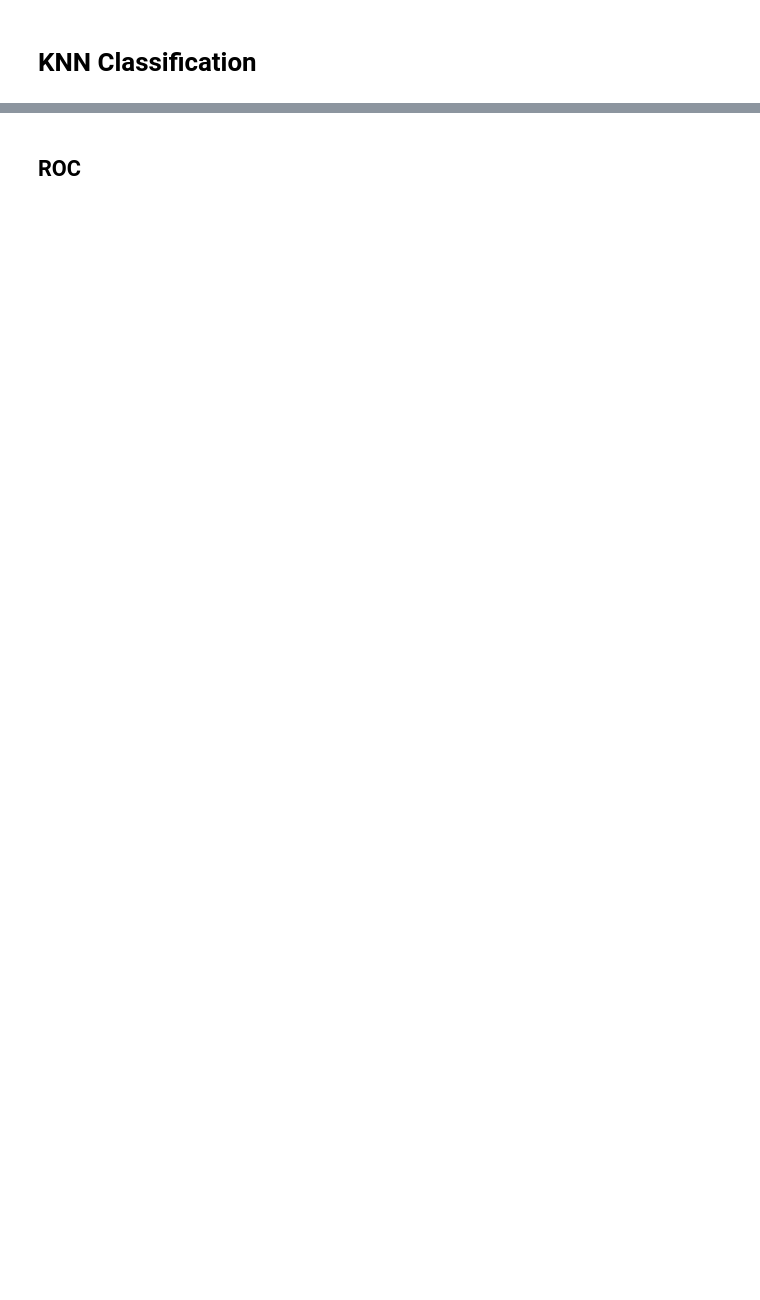
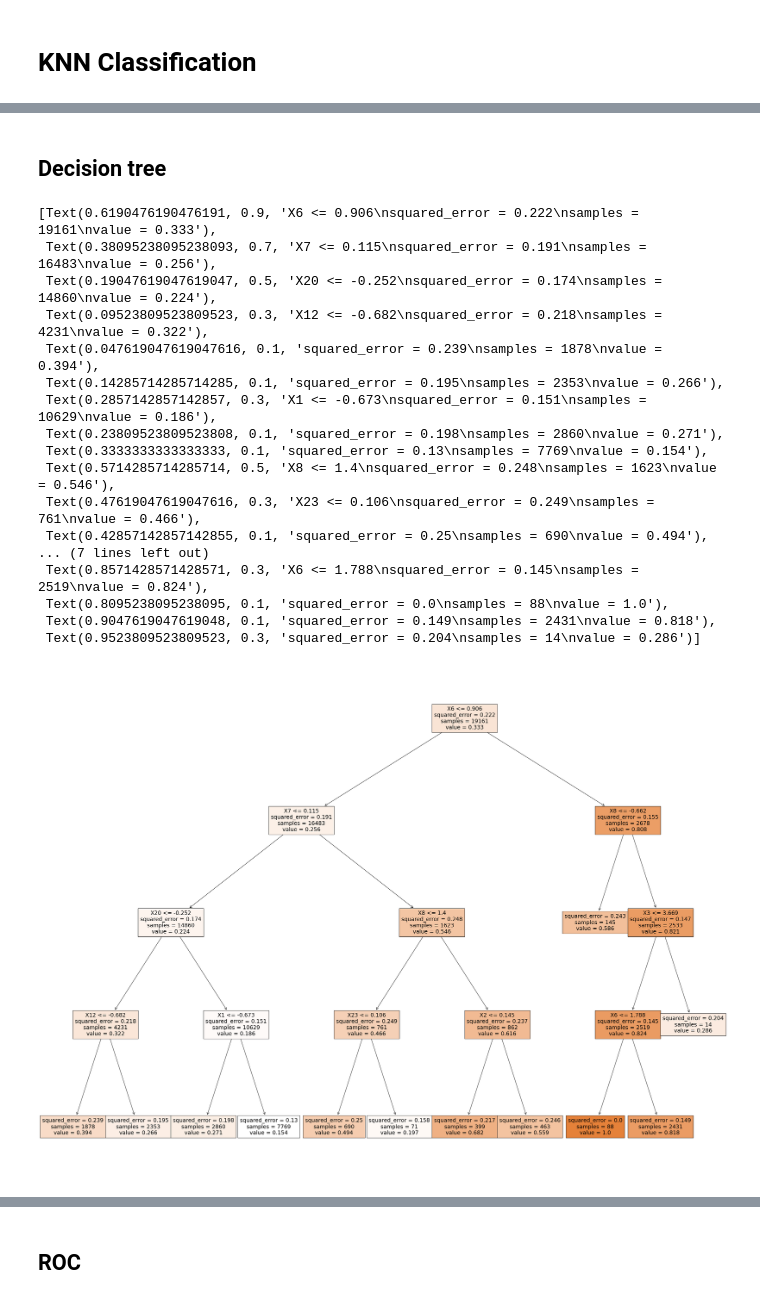
Before and after one commit to ecribbie/6912_PROJECT, a Jupyter notebook: data_analysis.ipynb, the cells around one changed output, grey strips where cells are left out. Saved outputs shown, nothing was run; the diff lists cells and outputs as text; code cells hidden in the pictures; blank space fills up the shorter version.

```diff
--- a/data_analysis.ipynb
+++ b/data_analysis.ipynb
@@ -216,0 +217,2 @@ weighted avg       0.78      0.78      0.78      6000
+# %% [markdown]
+## Decision tree
@@ -216,0 +225,25 @@ weighted avg       0.78      0.78      0.78      6000
+# %%
+X_train_pre.columns
+pred = DecisionTreeRegressor(criterion='squared_error', max_depth=4, min_samples_split=200, random_state=0)
+pred = pred.fit(X_train, Y_train)
+fig, ax = plt.subplots(figsize=(40, 30))
+plot_tree(pred, filled=True, feature_names=list(X_train_pre.columns), proportion=False)
+# %% [output]
+[Text(0.6190476190476191, 0.9, 'X6 <= 0.906\nsquared_error = 0.222\nsamples = 19161\nvalue = 0.333'),
+ Text(0.38095238095238093, 0.7, 'X7 <= 0.115\nsquared_error = 0.191\nsamples = 16483\nvalue = 0.256'),
+ Text(0.19047619047619047, 0.5, 'X20 <= -0.252\nsquared_error = 0.174\nsamples = 14860\nvalue = 0.224'),
+ Text(0.09523809523809523, 0.3, 'X12 <= -0.682\nsquared_error = 0.218\nsamples = 4231\nvalue = 0.322'),
+ Text(0.047619047619047616, 0.1, 'squared_error = 0.239\nsamples = 1878\nvalue = 0.394'),
+ Text(0.14285714285714285, 0.1, 'squared_error = 0.195\nsamples = 2353\nvalue = 0.266'),
+ Text(0.2857142857142857, 0.3, 'X1 <= -0.673\nsquared_error = 0.151\nsamples = 10629\nvalue = 0.186'),
+ Text(0.23809523809523808, 0.1, 'squared_error = 0.198\nsamples = 2860\nvalue = 0.271'),
+ Text(0.3333333333333333, 0.1, 'squared_error = 0.13\nsamples = 7769\nvalue = 0.154'),
+ Text(0.5714285714285714, 0.5, 'X8 <= 1.4\nsquared_error = 0.248\nsamples = 1623\nvalue = 0.546'),
+ Text(0.47619047619047616, 0.3, 'X23 <= 0.106\nsquared_error = 0.249\nsamples = 761\nvalue = 0.466'),
+ Text(0.42857142857142855, 0.1, 'squared_error = 0.25\nsamples = 690\nvalue = 0.494'),
+... (7 lines left out)
+ Text(0.8571428571428571, 0.3, 'X6 <= 1.788\nsquared_error = 0.145\nsamples = 2519\nvalue = 0.824'),
+ Text(0.8095238095238095, 0.1, 'squared_error = 0.0\nsamples = 88\nvalue = 1.0'),
+ Text(0.9047619047619048, 0.1, 'squared_error = 0.149\nsamples = 2431\nvalue = 0.818'),
+ Text(0.9523809523809523, 0.3, 'squared_error = 0.204\nsamples = 14\nvalue = 0.286')]
+[figure, added]
```
Also changed, not shown: parts of 7 cells of this notebook.
